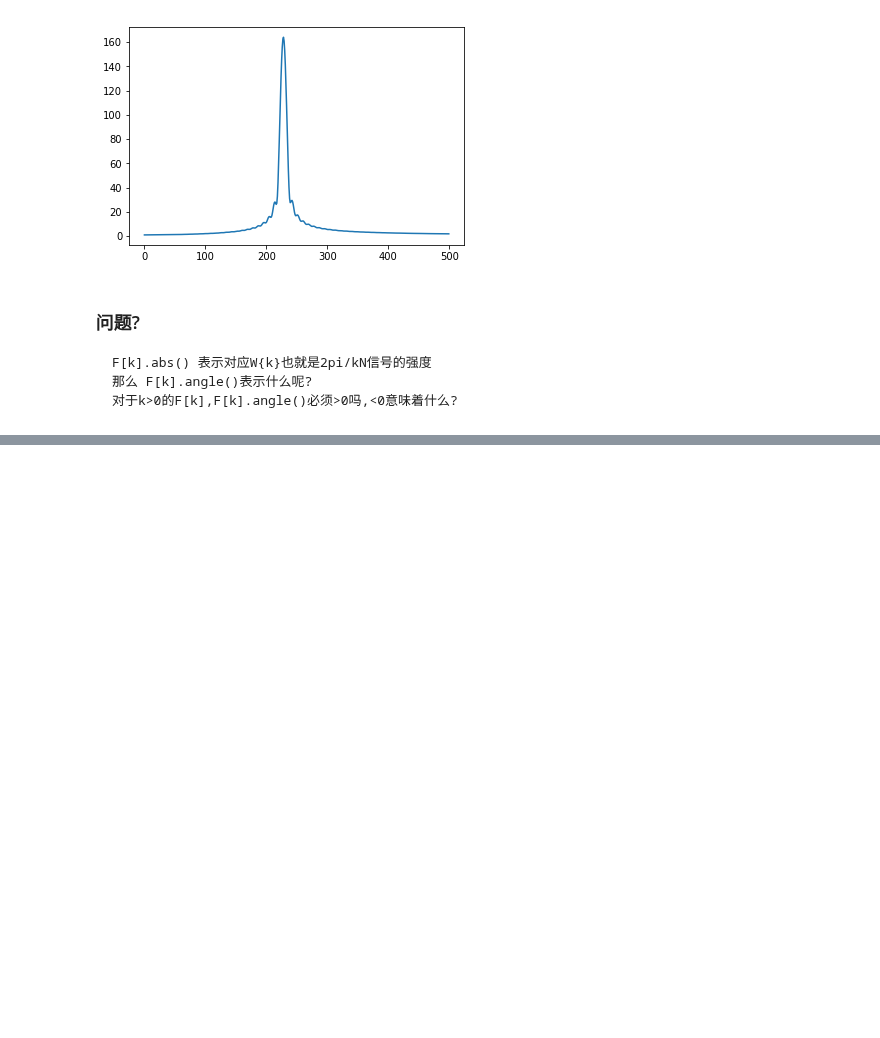
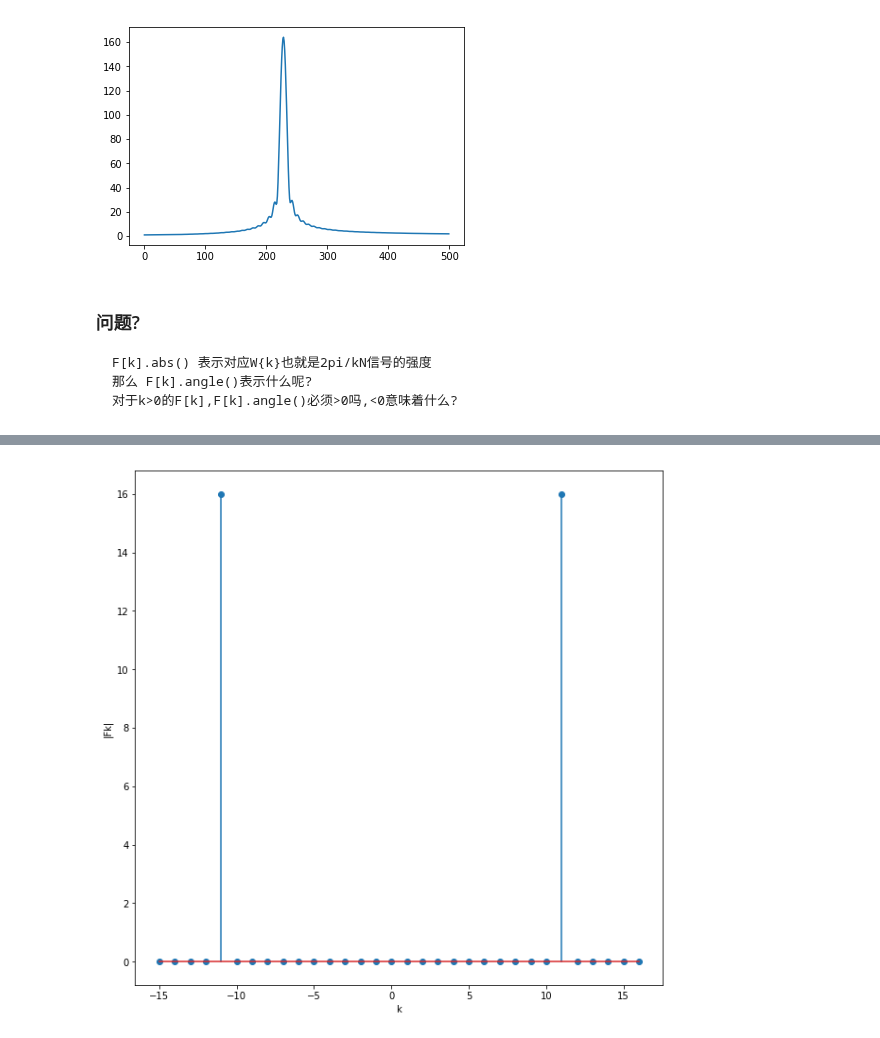
Before and after one commit to mckjzhangxk/deepAI, a Jupyter notebook: signalProcessing/week3/How to Plot the DFT/DFTplots.ipynb, the cells around one changed output, grey strips where cells are left out. Saved outputs shown, nothing was run; the diff lists cells and outputs as text; code cells hidden in the pictures; blank space fills up the shorter version.

```diff
--- a/signalProcessing/week3/How to Plot the DFT/DFTplots.ipynb
+++ b/signalProcessing/week3/How to Plot the DFT/DFTplots.ipynb
@@ -280,0 +313,12 @@ plt.plot(abs(np.fft.fft(xzp))[:500]);
+# %%
+#cos(2pink/N) 的系数是FK_0
+#cos(2pink/N+ph) 的系数是FK_ph
+#关系是FK_ph=FK_0*exp(ph *j)所以说平移信号不会改变 系数的"大小"
+# F[-K]_ph=F[-k]_0*exp(-ph *j)
+N,k,p=32,11,np.pi/3
+x1=signal1(N,k,p)
+X1=np.fft.fft(x1)
+n,y=dft_shift(X1)
+plot(n,y)
+# %% [output]
+[figure, added]
```
Also changed, not shown: parts of 15 cells of this notebook, 2 other files.
